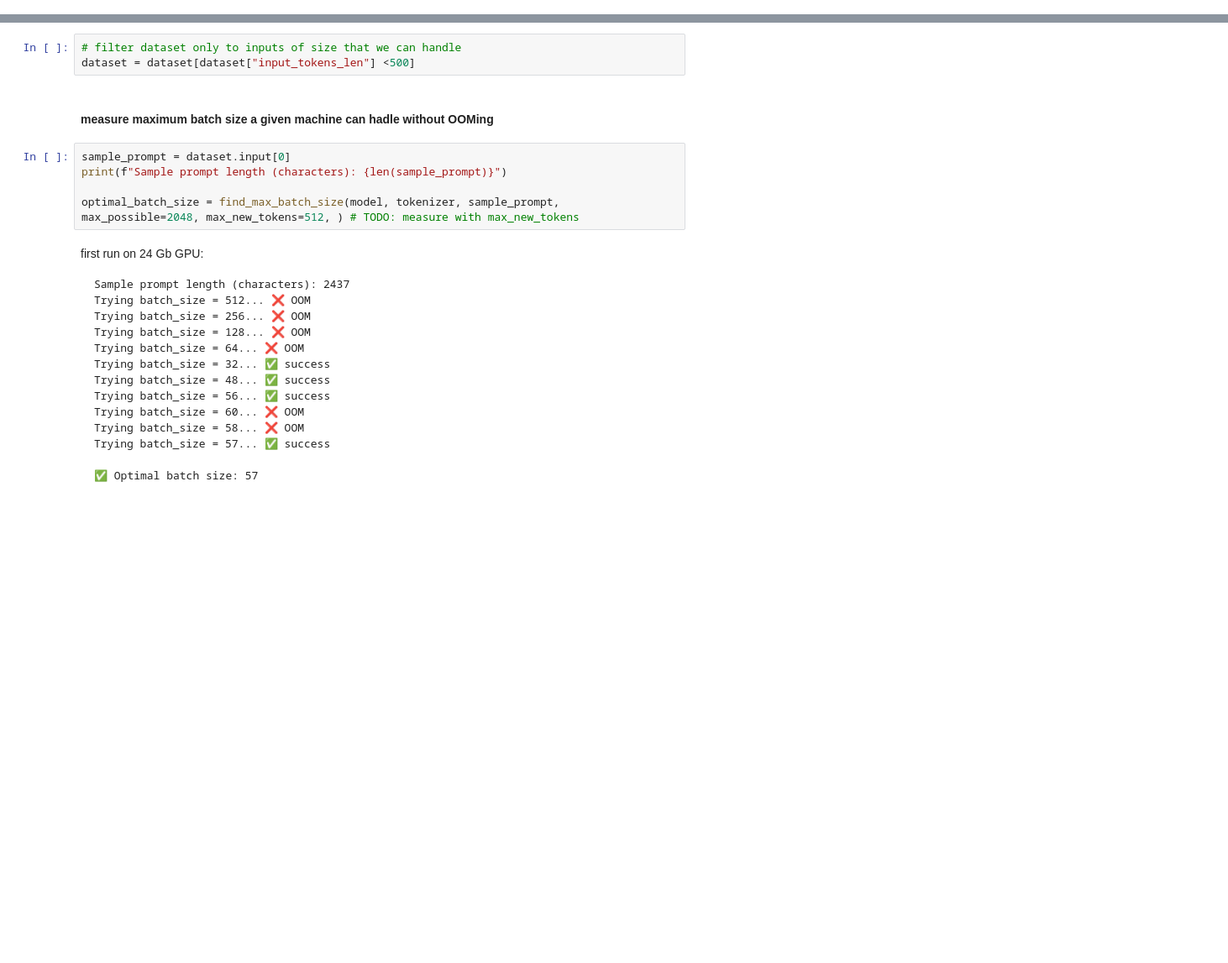
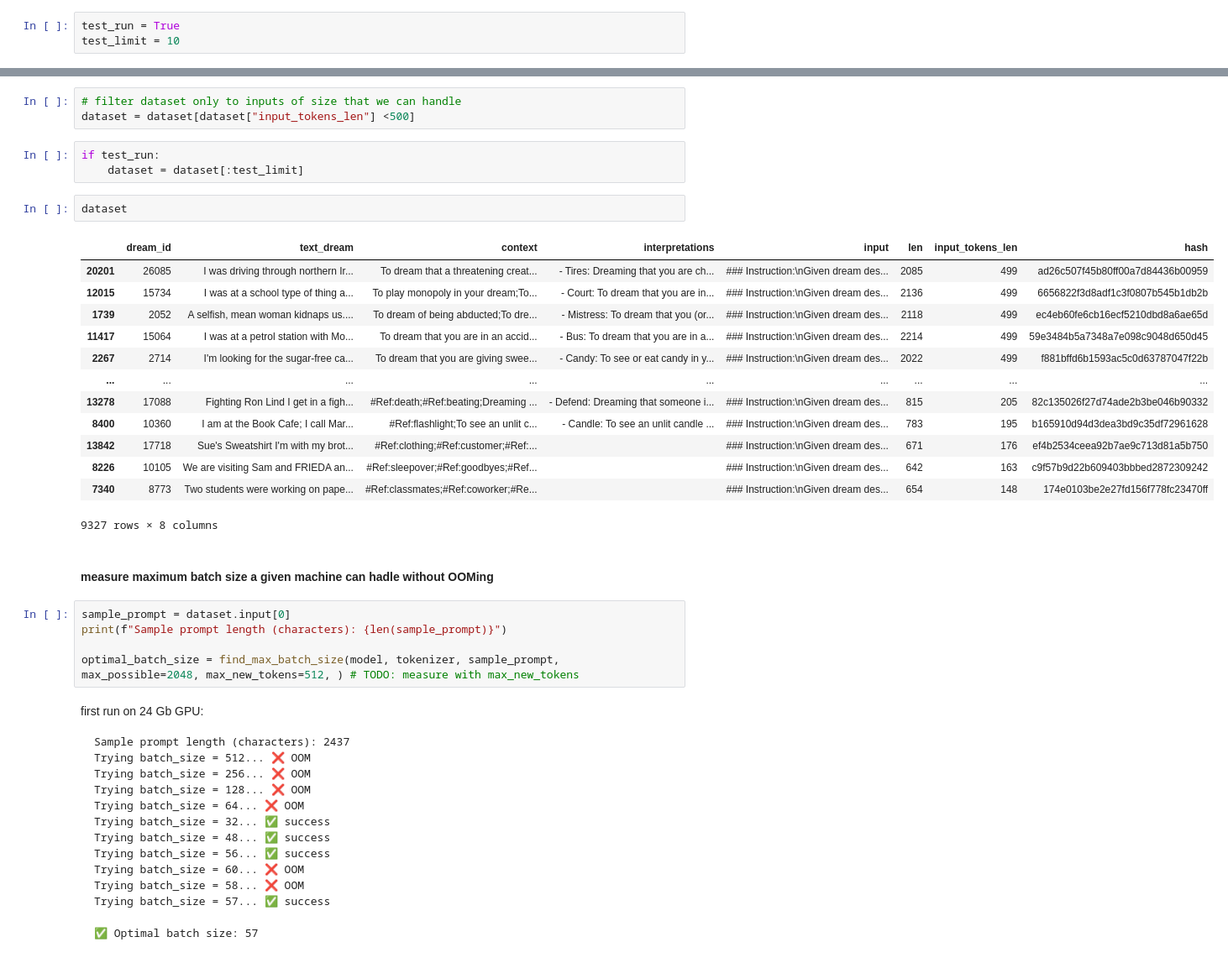
Before and after one commit to Barack-Samuni/Dream-Interpreter, a Jupyter notebook: Dream-Interpreter.ipynb, the cells around one changed output, grey strips where cells are left out. Shown at 84% size. Cells and saved outputs as stored; diff of their text form; blank space fills up the shorter version.

Commit message:
add test run envelope

```diff
--- a/Dream-Interpreter.ipynb
+++ b/Dream-Interpreter.ipynb
@@ -14,6 +14,9 @@ general overview of the work done :
 7. run evaluations: compare the results vs. the dream description
 # %% [markdown]
 We have two datasets, one with dream text descriptions:
+# %%
+test_run = True
+test_limit = 10
 # %%
 from keyword_extractor import read_datasets, extract_and_save_keywords_from_dataframes
 from yaml_parser import load_config
@@ -278,6 +286,25 @@ dataset = format_input(dream_df, prompt, formatter, tokenizer)
 # %%
 # filter dataset only to inputs of size that we can handle
 dataset = dataset[dataset["input_tokens_len"] <500]
+# %%
+if test_run:
+    dataset = dataset[:test_limit]
+# %%
+dataset
+# %% [output]
+|  | dream_id | text_dream | context | interpretations | input | len | input_tokens_len | hash |
+| 20201 | 26085 | I was driving through northern Ir... | To dream that a threatening creat... | - Tires: Dreaming that you are ch... | ### Instruction:\nGiven dream des... | 2085 | 499 | ad26c507f45b80ff00a7d84436b00959 |
+| 12015 | 15734 | I was at a school type of thing a... | To play monopoly in your dream;To... | - Court: To dream that you are in... | ### Instruction:\nGiven dream des... | 2136 | 499 | 6656822f3d8adf1c3f0807b545b1db2b |
+| 1739 | 2052 | A selfish, mean woman kidnaps us.... | To dream of being abducted;To dre... | - Mistress: To dream that you (or... | ### Instruction:\nGiven dream des... | 2118 | 499 | ec4eb60fe6cb16ecf5210dbd8a6ae65d |
+| 11417 | 15064 | I was at a petrol station with Mo... | To dream that you are in an accid... | - Bus: To dream that you are in a... | ### Instruction:\nGiven dream des... | 2214 | 499 | 59e3484b5a7348a7e098c9048d650d45 |
+| 2267 | 2714 | I'm looking for the sugar-free ca... | To dream that you are giving swee... | - Candy: To see or eat candy in y... | ### Instruction:\nGiven dream des... | 2022 | 499 | f881bffd6b1593ac5c0d63787047f22b |
+| ... | ... | ... | ... | ... | ... | ... | ... | ... |
+| 13278 | 17088 | Fighting Ron Lind I get in a figh... | #Ref:death;#Ref:beating;Dreaming ... | - Defend: Dreaming that someone i... | ### Instruction:\nGiven dream des... | 815 | 205 | 82c135026f27d74ade2b3be046b90332 |
+| 8400 | 10360 | I am at the Book Cafe; I call Mar... | #Ref:flashlight;To see an unlit c... | - Candle: To see an unlit candle ... | ### Instruction:\nGiven dream des... | 783 | 195 | b165910d94d3dea3bd9c35df72961628 |
+| 13842 | 17718 | Sue's Sweatshirt I'm with my brot... | #Ref:clothing;#Ref:customer;#Ref:... |  | ### Instruction:\nGiven dream des... | 671 | 176 | ef4b2534ceea92b7ae9c713d81a5b750 |
+| 8226 | 10105 | We are visiting Sam and FRIEDA an... | #Ref:sleepover;#Ref:goodbyes;#Ref... |  | ### Instruction:\nGiven dream des... | 642 | 163 | c9f57b9d22b609403bbbed2872309242 |
+| 7340 | 8773 | Two students were working on pape... | #Ref:classmates;#Ref:coworker;#Re... |  | ### Instruction:\nGiven dream des... | 654 | 148 | 174e0103be2e27fd156f778fc23470ff |
+9327 rows × 8 columns
 # %% [markdown]
 #### measure maximum batch size a given machine can hadle without OOMing
 # %%
```
Also changed, not shown: parts of 5 cells of this notebook, 1 other file.
